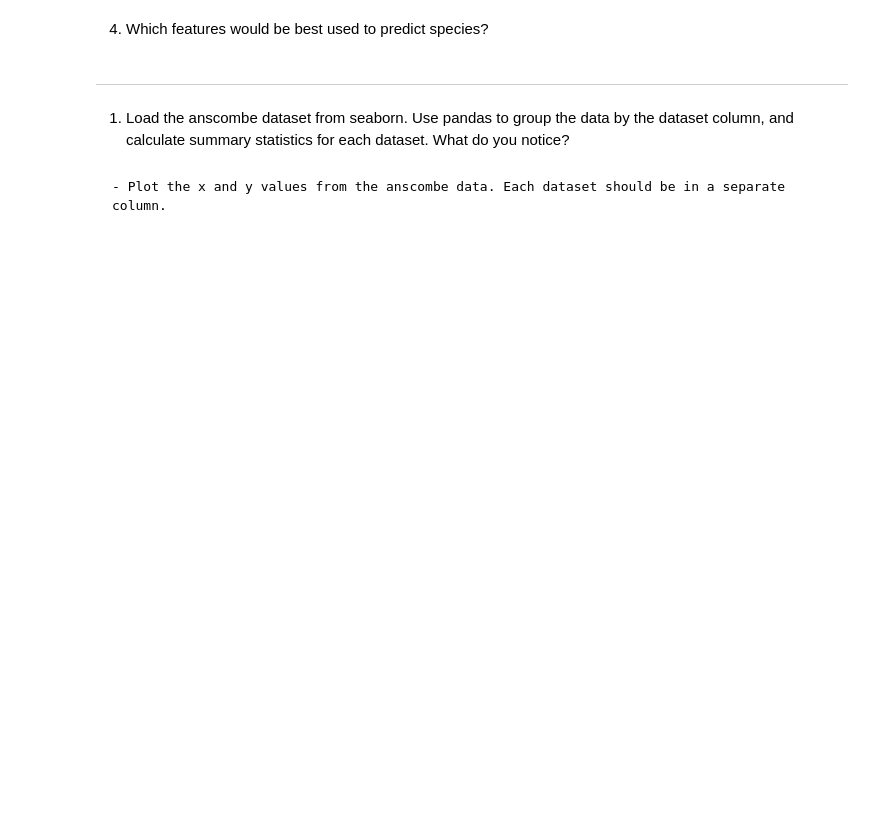
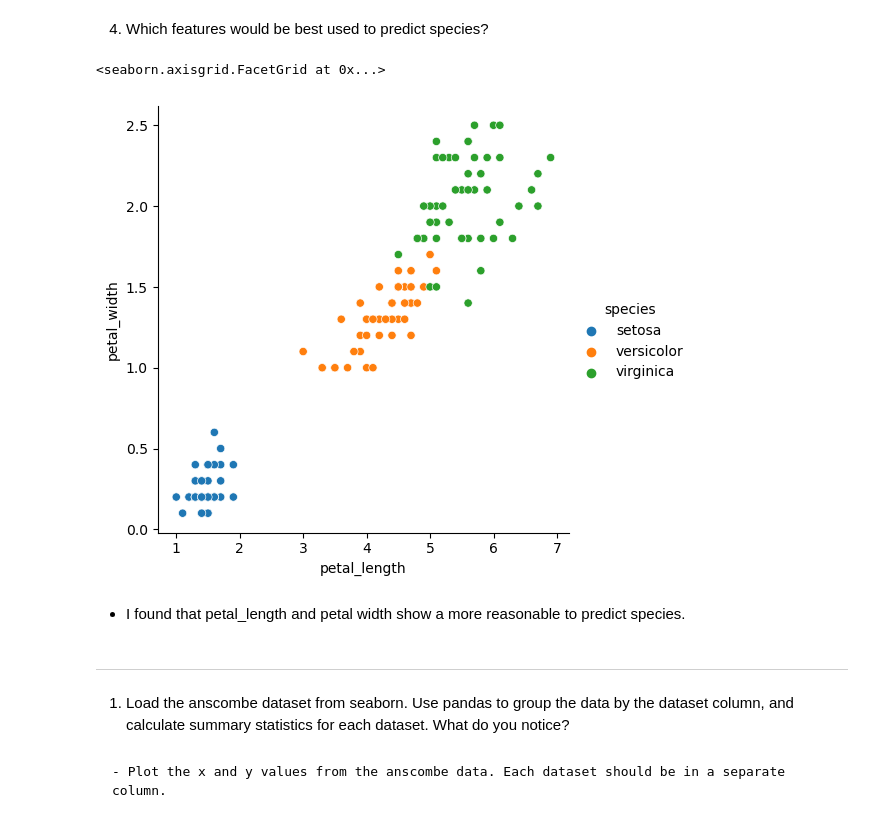
Before and after one commit to Marc-Aradillas/numpy-pandas-visualization-exercises, a Jupyter notebook: seaborn_exercises.ipynb, the cells around one changed output. Saved outputs shown, nothing was run; the diff lists cells and outputs as text; code cells hidden in the pictures; blank space fills up the shorter version.

```diff
--- a/seaborn_exercises.ipynb
+++ b/seaborn_exercises.ipynb
@@ -11,5 +58,12 @@
 # %% [markdown]
 4. Which features would be best used to predict species?
+# %%
+sns.relplot(data = iris_df, x = 'petal_length', y = 'petal_width', hue = 'species')
+# %% [output]
+<seaborn.axisgrid.FacetGrid at 0x...>
+[figure, added]
+# %% [markdown]
+- I found that petal_length and petal width show a more reasonable to predict species.
 # %% [markdown]
 ----------------------------------------------------------------------------------------------------------------------------------------------------------------------------------------------------------------------------------------------------------------------------------------------------------------------------------------------------------------------------------------------------------------------------------------------------------
 # %% [markdown]
```
Also changed, not shown: parts of 35 cells of this notebook, 2 other files.
